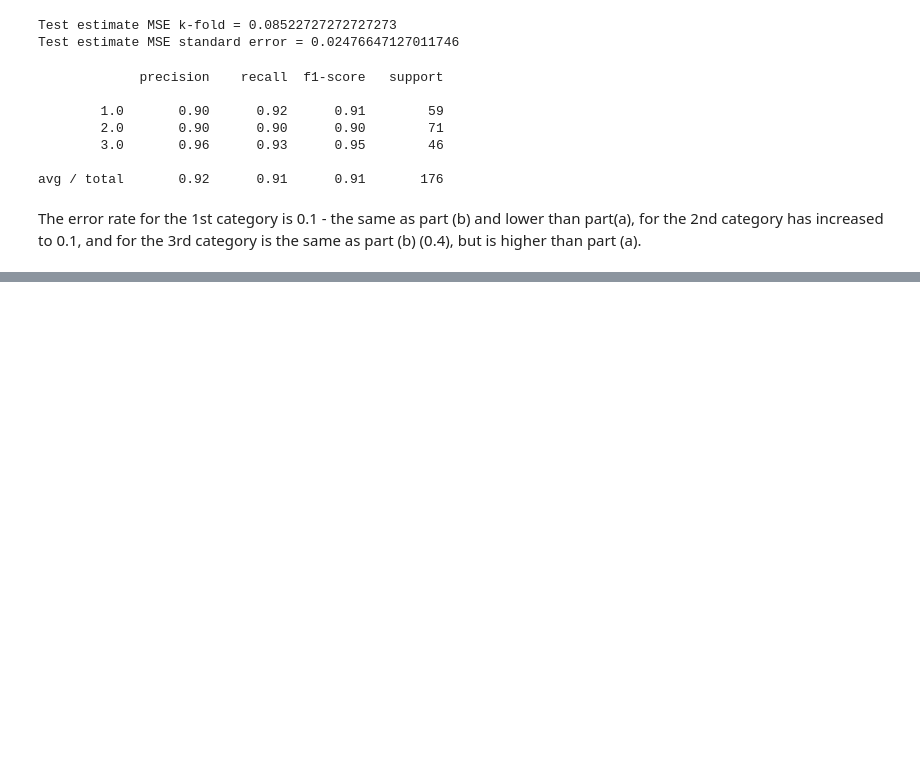
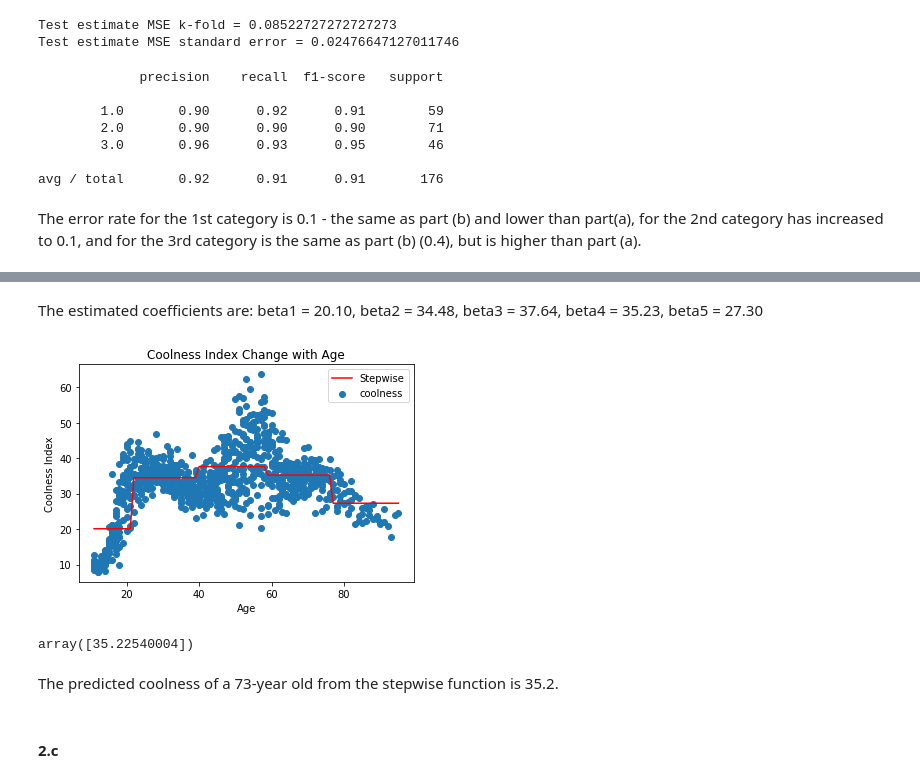
Before and after one commit to UC-MACSS/persp-model-econ_W19, a Jupyter notebook: ProblemSets/PS7/PS7.ipynb, the cells around one changed output, grey strips where cells are left out. Saved outputs shown, nothing was run; the diff lists cells and outputs as text; code cells hidden in the pictures; blank space fills up the shorter version.

```diff
--- a/ProblemSets/PS7/PS7.ipynb
+++ b/ProblemSets/PS7/PS7.ipynb
@@ -158,0 +177,11 @@ The error rate for the 1st category is 0.1 - the same as part (b) and lower than
+# %%
+cool['bin1'] = np.where((cool['age'] >= 11) & (cool['age'] < 22), 1, 0)
+cool['bin2'] = np.where((cool['age'] >= 22) & (cool['age'] < 40), 1, 0)
+cool['bin3'] = np.where((cool['age'] >= 40) & (cool['age'] < 59), 1, 0)
+cool['bin4'] = np.where((cool['age'] >= 59) & (cool['age'] < 77), 1, 0)
+cool['bin5'] = np.where((cool['age'] >= 77) & (cool['age'] <= 95), 1, 0)
+# %%
+x = cool[['bin1', 'bin2', 'bin3', 'bin4', 'bin5']]
+y = cool['coolness']
+reg = sm.OLS(y, x).fit()
+print(reg.summary())
@@ -158,0 +206,20 @@ The error rate for the 1st category is 0.1 - the same as part (b) and lower than
+# %% [markdown]
+The estimated coefficients are: beta1 = 20.10, beta2 = 34.48, beta3 = 37.64, beta4 = 35.23, beta5 = 27.30
+# %%
+plt.scatter(cool['age'], cool['coolness'])
+plt.plot(cool['age'], reg.predict(), color = 'r', label = 'Stepwise')
+plt.legend()
+plt.xlabel('Age')
+plt.ylabel('Coolness Index')
+plt.title('Coolness Index Change with Age')
+plt.show()
+# %% [output]
+[figure, added]
+# %%
+reg.predict([0, 0, 0, 1, 0])
+# %% [output]
+array([35.22540004])
+# %% [markdown]
+The predicted coolness of a 73-year old from the stepwise function is 35.2.
+# %% [markdown]
+#### 2.c
```
Also changed, not shown: parts of 15 cells of this notebook.
